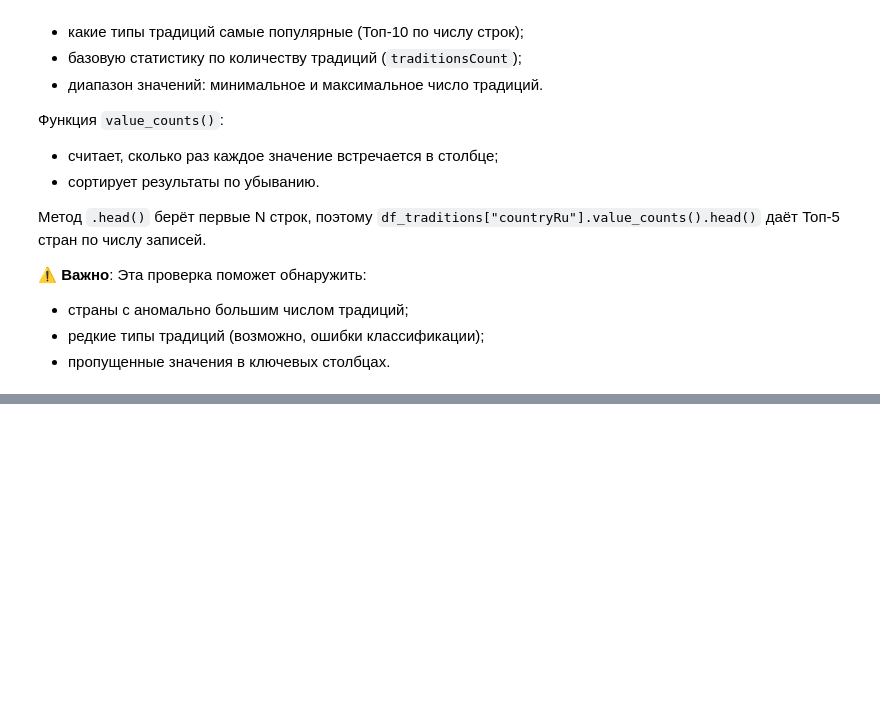
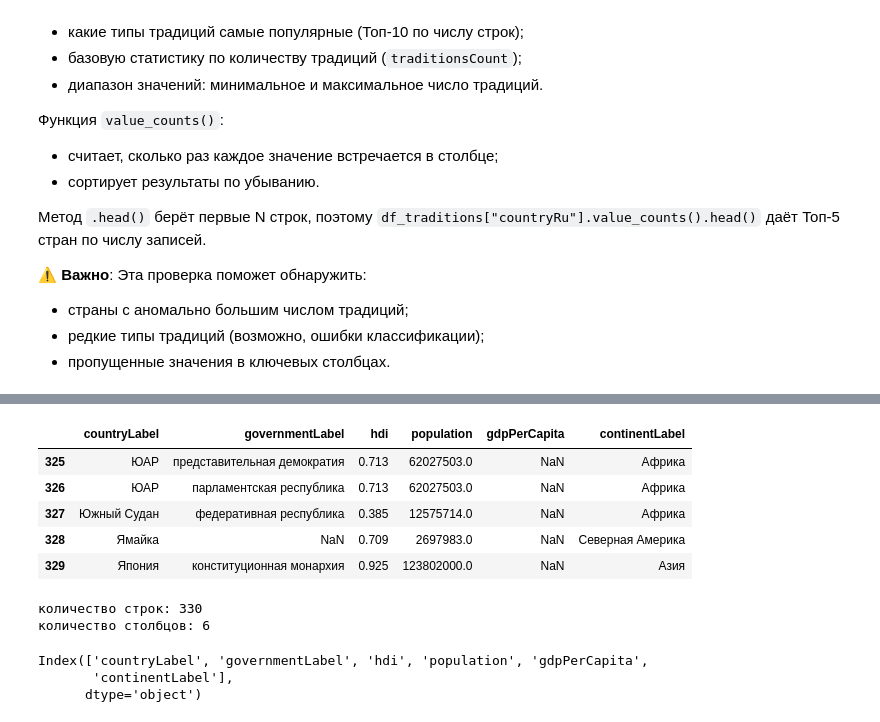
Before and after one commit to surkovaolga2005-png/python-ai-surkoa-olga, a Jupyter notebook: notebooks/week2b_read_csv.ipynb, the cells around one changed output, grey strips where cells are left out. Cells and saved outputs as stored; diff of their text form; code cells hidden in the pictures; blank space fills up the shorter version.

```diff
--- a/notebooks/week2b_read_csv.ipynb
+++ b/notebooks/week2b_read_csv.ipynb
@@ -299,0 +127,24 @@ dtype: int64
+# %%
+# смотрим последние пять строк таблицы
+df.tail()
+# %% [output]
+|  | countryLabel | governmentLabel | hdi | population | gdpPerCapita | continentLabel |
+| 325 | ЮАР | представительная демократия | 0.713 | 62027503.0 | NaN | Африка |
+| 326 | ЮАР | парламентская республика | 0.713 | 62027503.0 | NaN | Африка |
+| 327 | Южный Судан | федеративная республика | 0.385 | 12575714.0 | NaN | Африка |
+| 328 | Ямайка | NaN | 0.709 | 2697983.0 | NaN | Северная Америка |
+| 329 | Япония | конституционная монархия | 0.925 | 123802000.0 | NaN | Азия |
+# %%
+# проверяем размер таблицы
+print("количество строк:", df.shape[0])
+print("количество столбцов:", df.shape[1])
+# %% [output]
+количество строк: 330
+количество столбцов: 6
+# %%
+# смотрим названия столбцов
+df.columns
+# %% [output]
+Index(['countryLabel', 'governmentLabel', 'hdi', 'population', 'gdpPerCapita',
+       'continentLabel'],
+      dtype='object')
```
Also changed, not shown: parts of 20 cells of this notebook.
